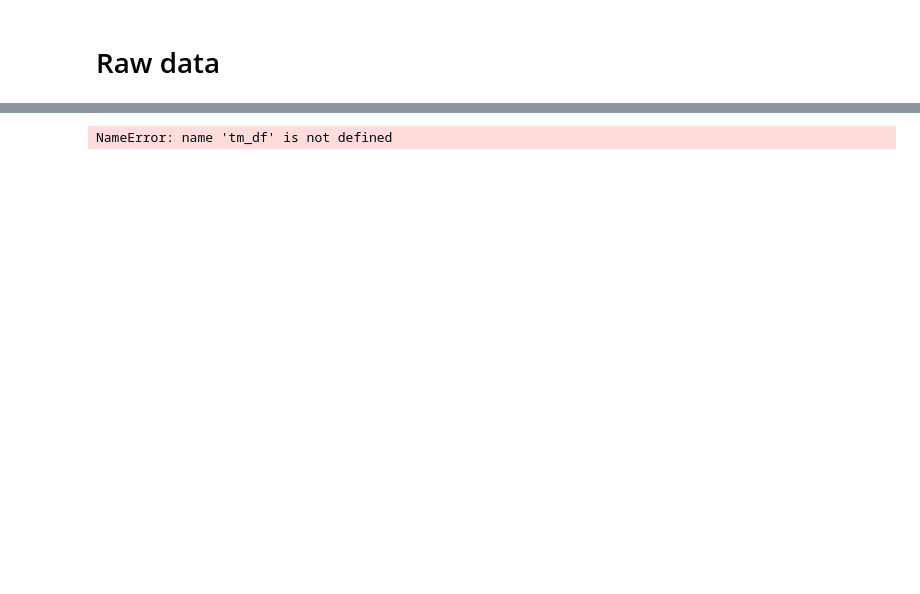
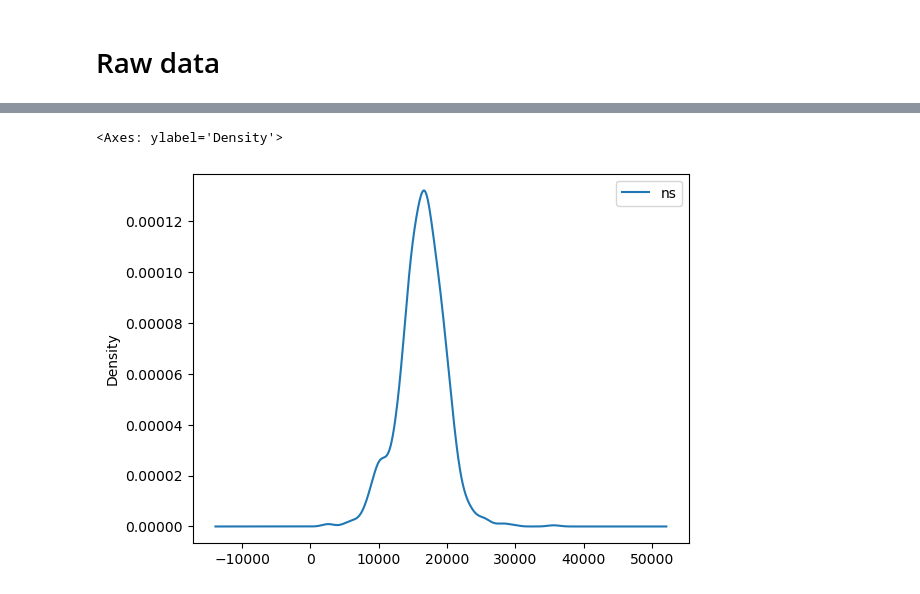
Before and after one commit to HunterHan/TacVar, a Jupyter notebook: utils/experimental_0428.ipynb, the cells around one changed output, grey strips where cells are left out. Cells and saved outputs as stored; diff of their text form; code cells hidden in the pictures; blank space fills up the shorter version.

```diff
--- a/utils/experimental_0428.ipynb
+++ b/utils/experimental_0428.ipynb
@@ -130,4 +204,5 @@ plt.show()
 # %%
-tm_df.plot.kde()
+tm_df_sampled.plot.kde()
 # %% [output]
-NameError: name 'tm_df' is not defined
+<Axes: ylabel='Density'>
+[figure, added]
```
Also changed, not shown: parts of 4 cells of this notebook, 9 other files.
